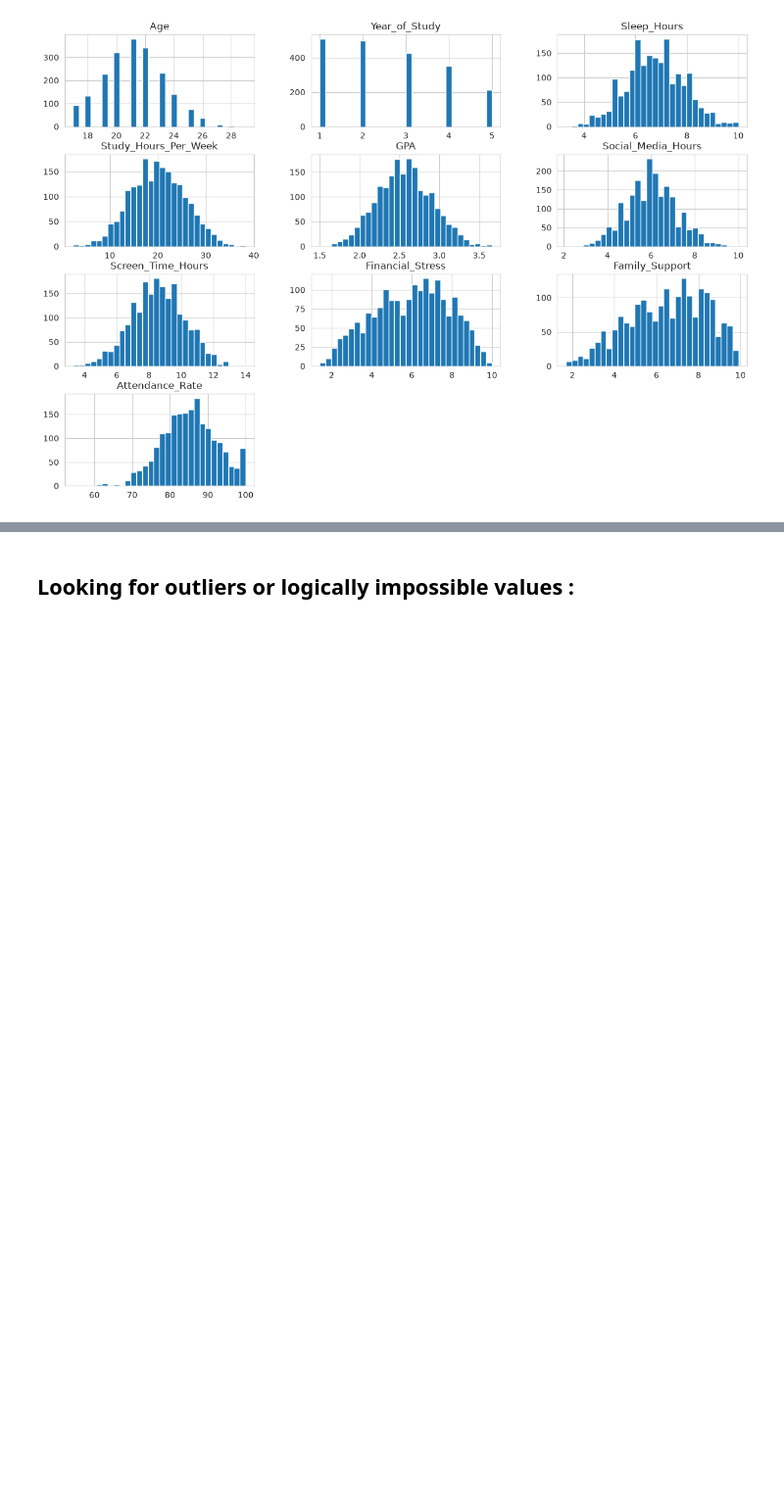
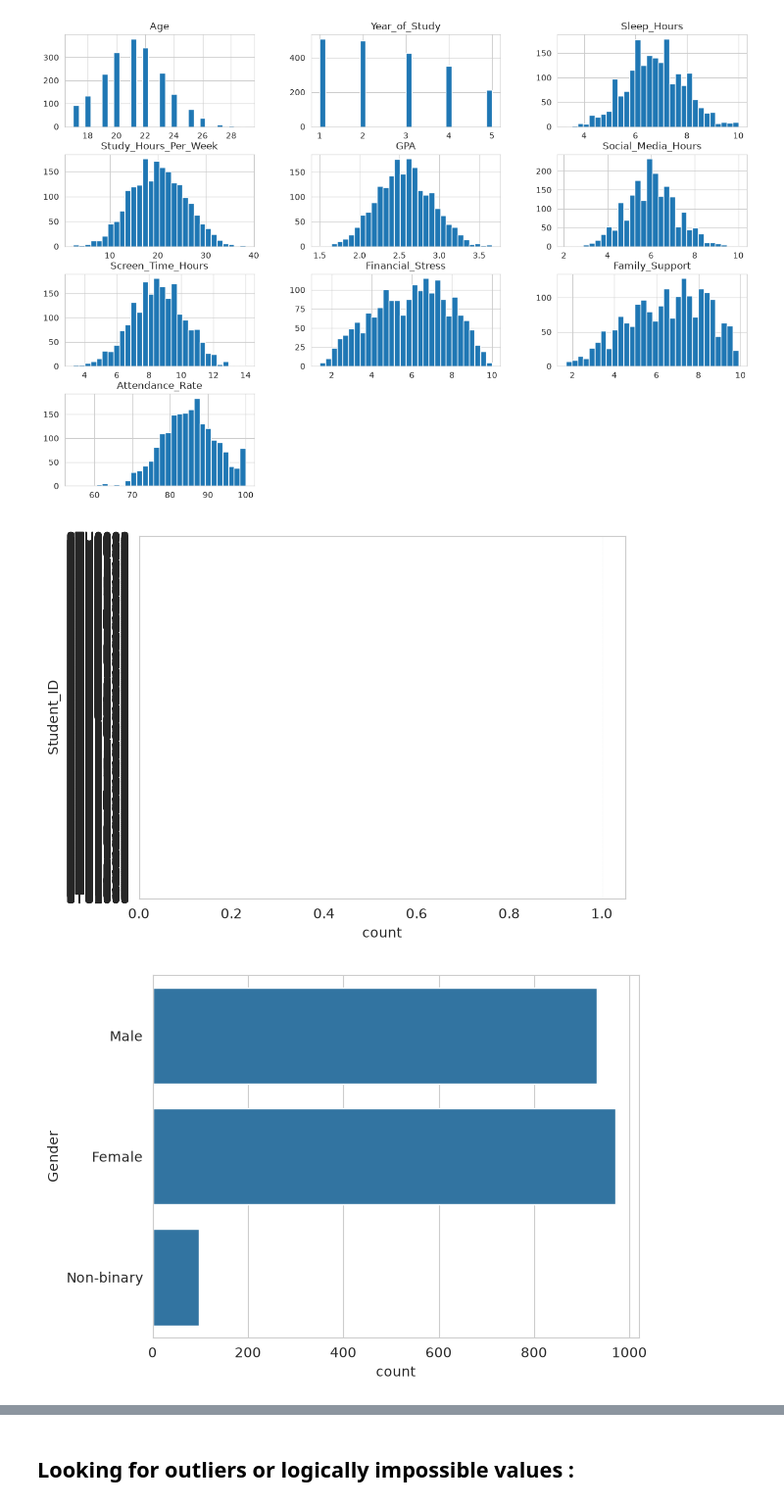
Before and after one commit to selomrani/Studentrisk-AI, a Jupyter notebook: notebooks/EDA/explore.ipynb, the cells around one changed output, grey strips where cells are left out. Shown at 98% size. Saved outputs shown, nothing was run; the diff lists cells and outputs as text; code cells hidden in the pictures; blank space fills up the shorter version.

```diff
--- a/notebooks/EDA/explore.ipynb
+++ b/notebooks/EDA/explore.ipynb
@@ -7,7 +7,7 @@ import matplotlib.pyplot as plt
 import seaborn as sns
 sns.set_style("whitegrid")
 # %%
-df = pd.read_csv("../../data/raw/student_mental_health.csv")
+df = pd.read_csv("https://simplonline-v3-prod.s3.eu-west-3.amazonaws.com/media/file/csv/student-mental-health-6af1a2527d06c522087238.csv")
 # %% [markdown]
 ## Basic overview
 # %%
@@ -84,3 +84,12 @@ df.hist(bins=30, figsize=(15, 10))
 plt.show()
 # %% [output]
 [figure]
+# %%
+## Let's look at the distribution of some of the categorical features except for the target variable ("Mental_health_Risk") and Student_ID.
+categorical_features = df .select_dtypes(include=['object']).columns
+for feature in categorical_features:
+    sns.countplot(y=feature, data=df)
+    plt.show()
+# %% [output]
+[figure, added]
+[figure, added]
```
Also changed, not shown: parts of 1 cell of this notebook, 3 other files.
